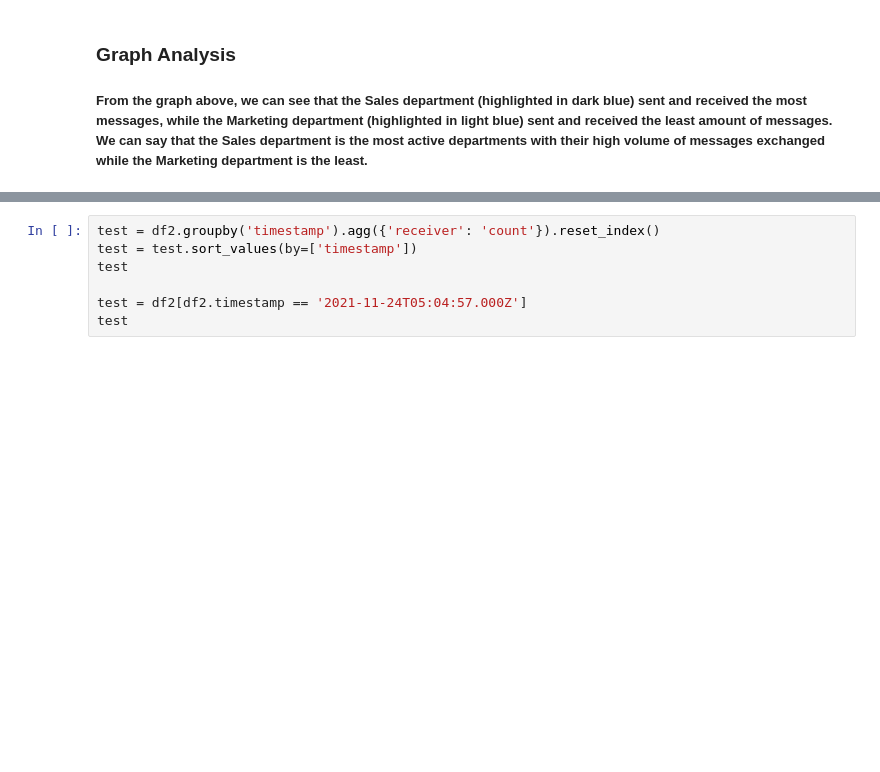
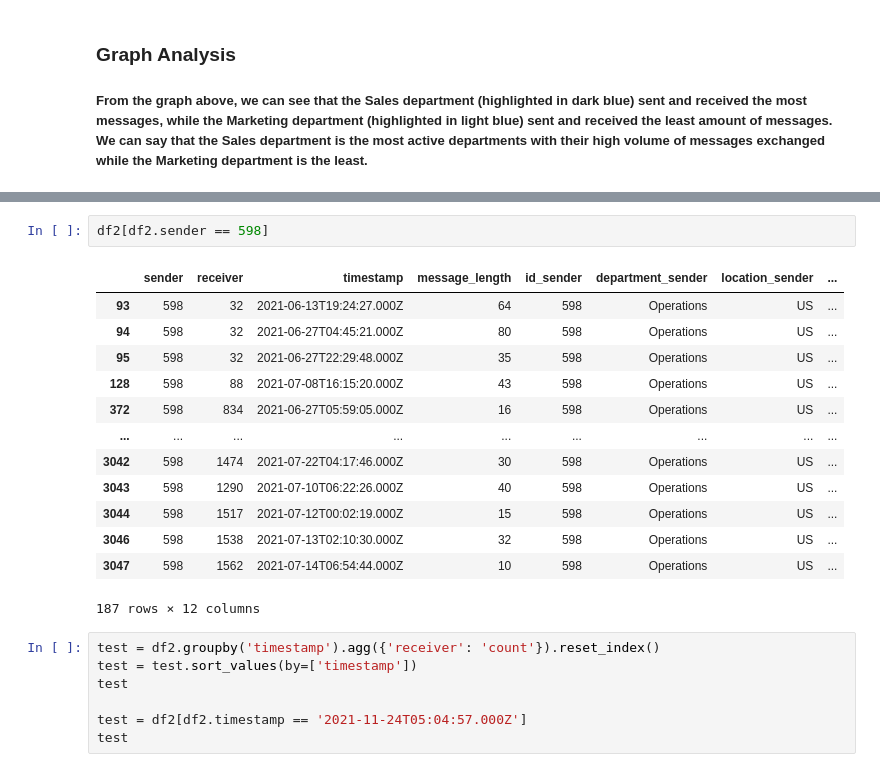
Before and after one commit to nicholastangyx/Datacamp-Competition-Employee-Network-Analysis-, a Jupyter notebook: Analysis.ipynb, the cells around one changed output, grey strips where cells are left out. Cells and saved outputs as stored; diff of their text form; blank space fills up the shorter version.

```diff
--- a/Analysis.ipynb
+++ b/Analysis.ipynb
@@ -132,3 +162,19 @@ fig.show()
+# %%
+df2[df2.sender == 598]
+# %% [output]
+|  | sender | receiver | timestamp | message_length | id_sender | department_sender | location_sender | ... |
+| 93 | 598 | 32 | 2021-06-13T19:24:27.000Z | 64 | 598 | Operations | US | ... |
+| 94 | 598 | 32 | 2021-06-27T04:45:21.000Z | 80 | 598 | Operations | US | ... |
+| 95 | 598 | 32 | 2021-06-27T22:29:48.000Z | 35 | 598 | Operations | US | ... |
+| 128 | 598 | 88 | 2021-07-08T16:15:20.000Z | 43 | 598 | Operations | US | ... |
+| 372 | 598 | 834 | 2021-06-27T05:59:05.000Z | 16 | 598 | Operations | US | ... |
+| ... | ... | ... | ... | ... | ... | ... | ... | ... |
+| 3042 | 598 | 1474 | 2021-07-22T04:17:46.000Z | 30 | 598 | Operations | US | ... |
+| 3043 | 598 | 1290 | 2021-07-10T06:22:26.000Z | 40 | 598 | Operations | US | ... |
+| 3044 | 598 | 1517 | 2021-07-12T00:02:19.000Z | 15 | 598 | Operations | US | ... |
+| 3046 | 598 | 1538 | 2021-07-13T02:10:30.000Z | 32 | 598 | Operations | US | ... |
+| 3047 | 598 | 1562 | 2021-07-14T06:54:44.000Z | 10 | 598 | Operations | US | ... |
+187 rows × 12 columns
 # %%
 test = df2.groupby('timestamp').agg({'receiver': 'count'}).reset_index()
 test = test.sort_values(by=['timestamp'])
```
Also changed, not shown: parts of 3 cells of this notebook.
